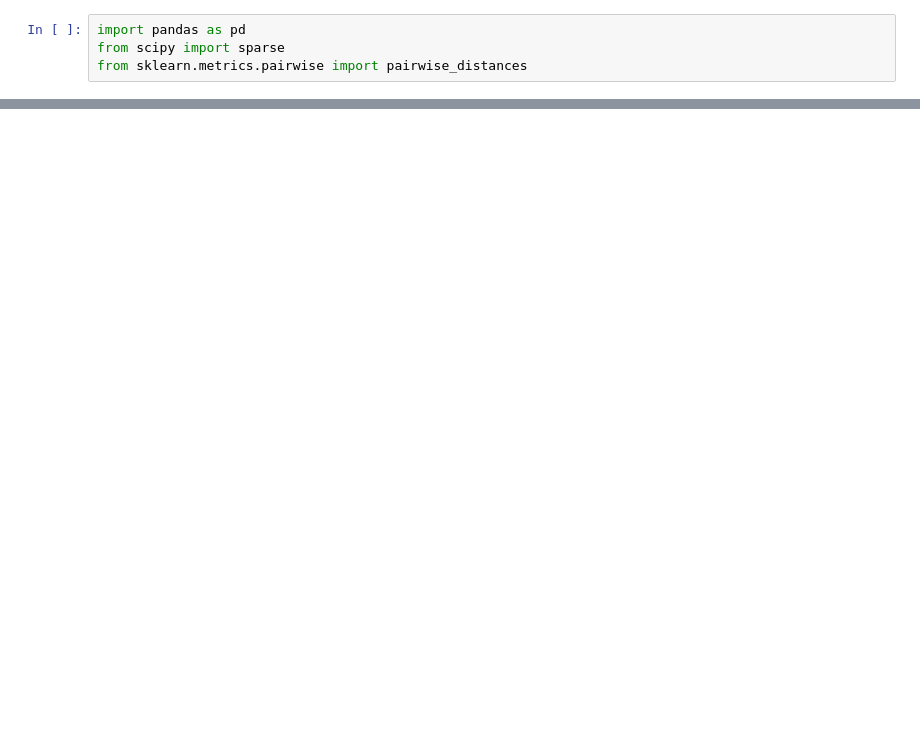
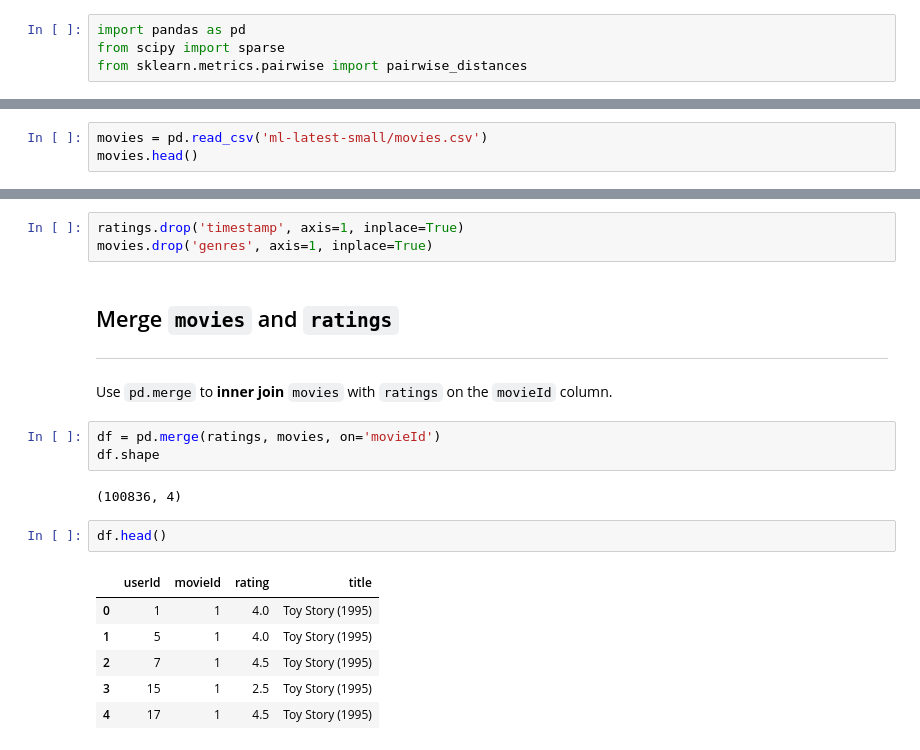
Before and after one commit to ga-curriculum/lesson-recommender-systems, a Jupyter notebook: Codealong.ipynb, the cells around one changed output, grey strips where cells are left out. Drawn from its saved outputs; the diff is of its cells as text; blank space fills up the shorter version.

```diff
--- a/Codealong.ipynb
+++ b/Codealong.ipynb
@@ -22,0 +10,3 @@ We'll be using the [MovieLens](https://grouplens.org/datasets/movielens/) datase
+# %%
+movies = pd.read_csv('ml-latest-small/movies.csv')
+movies.head()
@@ -22,0 +35,22 @@ We'll be using the [MovieLens](https://grouplens.org/datasets/movielens/) datase
+# %%
+ratings.drop('timestamp', axis=1, inplace=True)
+movies.drop('genres', axis=1, inplace=True)
+# %% [markdown]
+## Merge `movies` and `ratings`
+---
+
+Use `pd.merge` to **inner join** `movies` with `ratings` on the `movieId` column.
+# %%
+df = pd.merge(ratings, movies, on='movieId')
+df.shape
+# %% [output]
+(100836, 4)
+# %%
+df.head()
+# %% [output]
+|  | userId | movieId | rating | title |
+| 0 | 1 | 1 | 4.0 | Toy Story (1995) |
+| 1 | 5 | 1 | 4.0 | Toy Story (1995) |
+| 2 | 7 | 1 | 4.5 | Toy Story (1995) |
+| 3 | 15 | 1 | 2.5 | Toy Story (1995) |
+| 4 | 17 | 1 | 4.5 | Toy Story (1995) |
```
Also changed, not shown: parts of 22 cells of this notebook, 1 other file.
